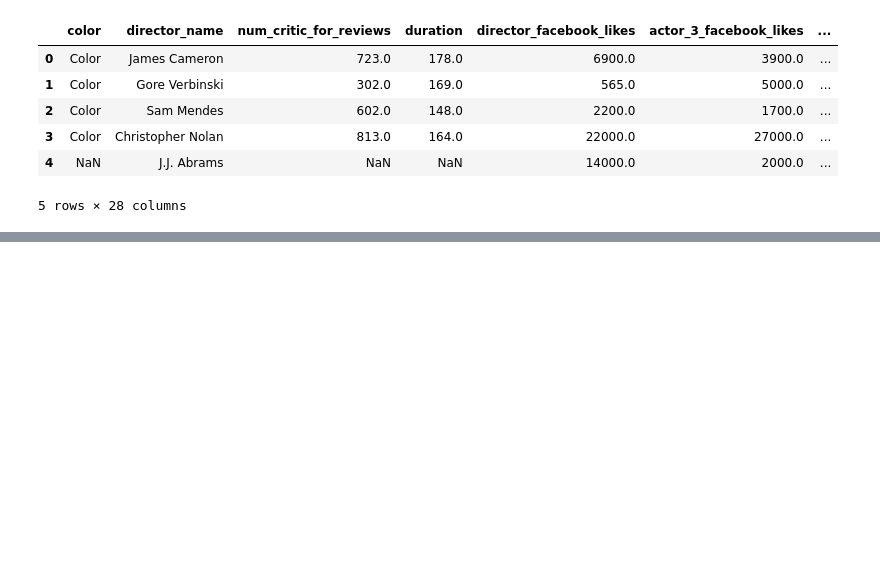
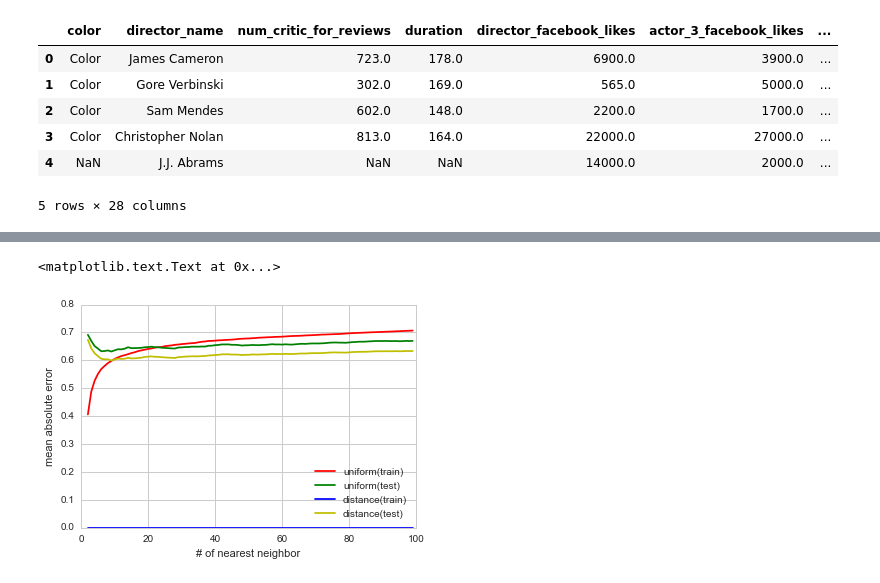
Before and after one commit to WeiyanSun/computational-optimization, a Jupyter notebook: Final project/Prediction/prediction.ipynb, the cells around one changed output, grey strips where cells are left out. Saved outputs shown, nothing was run; the diff lists cells and outputs as text; code cells hidden in the pictures; blank space fills up the shorter version.

```diff
--- a/Final project/Prediction/prediction.ipynb
+++ b/Final project/Prediction/prediction.ipynb
@@ -146,3 +166,16 @@ training_score
+# %%
+sns.set_style("whitegrid")
+line1,=plt.plot(np.linspace(2,99,98),train_error_list,'r',label='uniform(train)')
+line2,=plt.plot(np.linspace(2,99,98),test_error_list,'g',label='uniform(test)')
+line3,=plt.plot(np.linspace(2,99,98),train_error_list2,'b',label='distance(train)')
+line4,=plt.plot(np.linspace(2,99,98),test_error_list2,'y',label='distance(test)')
+
+plt.legend(handles=[line1,line2,line3,line4],loc=4)
+plt.xlabel('# of nearest neighbor')
+plt.ylabel('mean absolute error')
+# %% [output]
+<matplotlib.text.Text at 0x...>
+[figure, added]
 # %%
 sns.distplot(predicted_y,hist=True,rug=True,color="red").legend()
 sns.distplot(test_y,hist=True,rug=True,color="green").legend()
```
Also changed, not shown: parts of 31 cells of this notebook, 1 other file.
